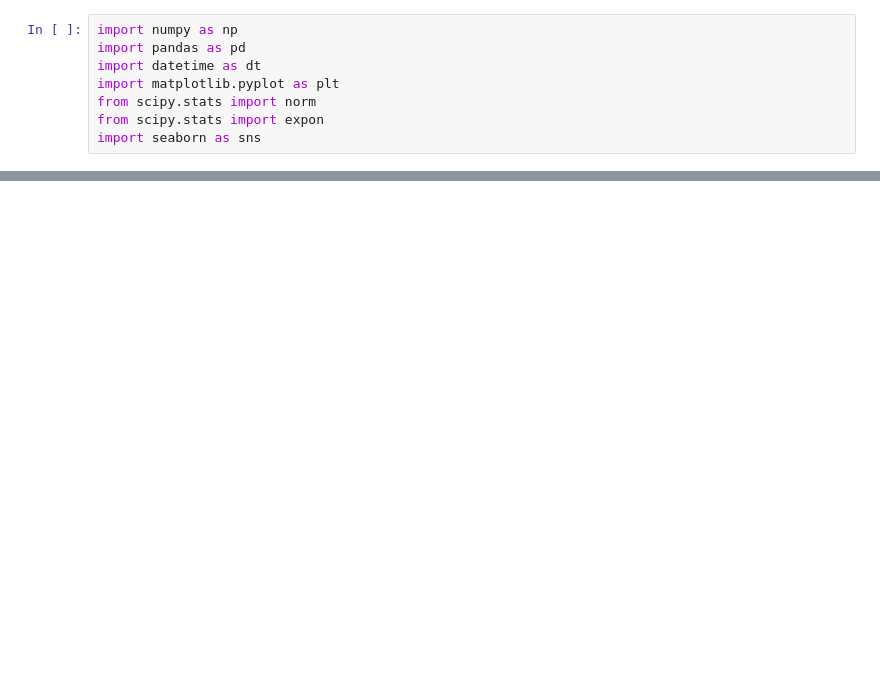
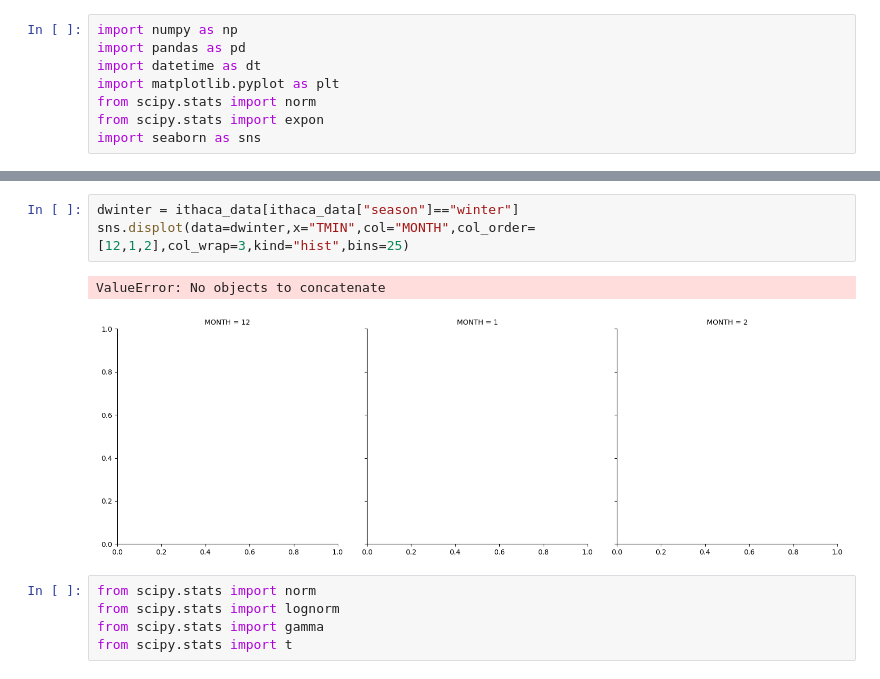
Before and after one commit to britols/ithaca_weather, a Jupyter notebook: notebooks/explore.ipynb, the cells around one changed output, grey strips where cells are left out. Drawn from its saved outputs; the diff is of its cells as text; blank space fills up the shorter version.

```diff
--- a/notebooks/explore.ipynb
+++ b/notebooks/explore.ipynb
@@ -352,0 +53,11 @@ plt.show()
+# %%
+dwinter = ithaca_data[ithaca_data["season"]=="winter"]
+sns.displot(data=dwinter,x="TMIN",col="MONTH",col_order=[12,1,2],col_wrap=3,kind="hist",bins=25)
+# %% [output]
+ValueError: No objects to concatenate
+[figure, added]
+# %%
+from scipy.stats import norm
+from scipy.stats import lognorm
+from scipy.stats import gamma
+from scipy.stats import t
```
Also changed, not shown: parts of 39 cells of this notebook.
